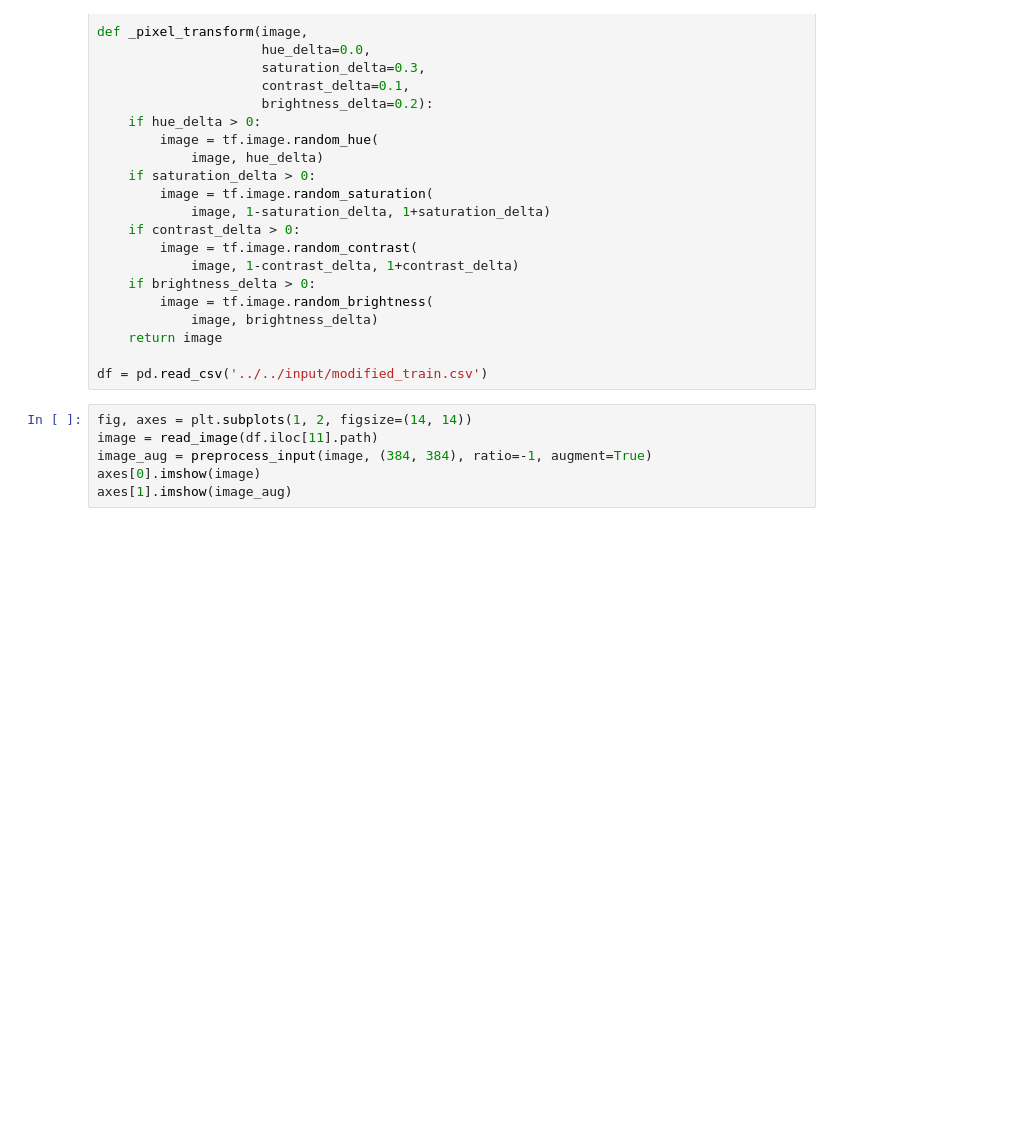
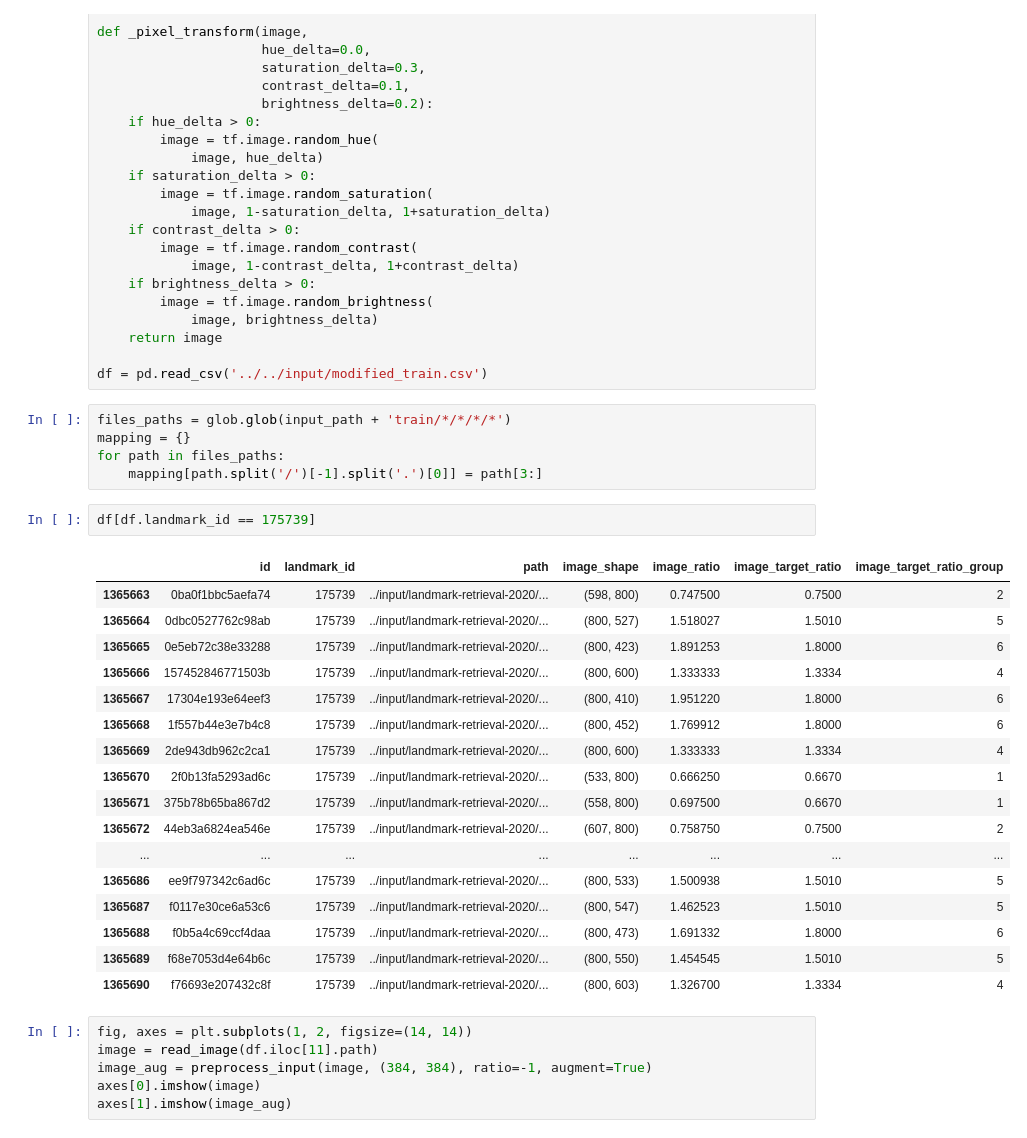
Before and after one commit to akensert/kaggle-landmark-retrieval-and-recognition-2020, a Jupyter notebook: src/notebooks/test_loading.ipynb, the cells around one changed output. Drawn from its saved outputs; the diff is of its cells as text; blank space fills up the shorter version.

```diff
--- a/src/notebooks/test_loading.ipynb
+++ b/src/notebooks/test_loading.ipynb
@@ -47,6 +47,31 @@ def _pixel_transform(image,
     return image
 
 df = pd.read_csv('../../input/modified_train.csv')
+# %%
+files_paths = glob.glob(input_path + 'train/*/*/*/*')
+mapping = {}
+for path in files_paths:
+    mapping[path.split('/')[-1].split('.')[0]] = path[3:]
+# %%
+df[df.landmark_id == 175739]
+# %% [output]
+|  | id | landmark_id | path | image_shape | image_ratio | image_target_ratio | image_target_ratio_group |
+| 1365663 | 0ba0f1bbc5aefa74 | 175739 | ../input/landmark-retrieval-2020/... | (598, 800) | 0.747500 | 0.7500 | 2 |
+| 1365664 | 0dbc0527762c98ab | 175739 | ../input/landmark-retrieval-2020/... | (800, 527) | 1.518027 | 1.5010 | 5 |
+| 1365665 | 0e5eb72c38e33288 | 175739 | ../input/landmark-retrieval-2020/... | (800, 423) | 1.891253 | 1.8000 | 6 |
+| 1365666 | 157452846771503b | 175739 | ../input/landmark-retrieval-2020/... | (800, 600) | 1.333333 | 1.3334 | 4 |
+| 1365667 | 17304e193e64eef3 | 175739 | ../input/landmark-retrieval-2020/... | (800, 410) | 1.951220 | 1.8000 | 6 |
+| 1365668 | 1f557b44e3e7b4c8 | 175739 | ../input/landmark-retrieval-2020/... | (800, 452) | 1.769912 | 1.8000 | 6 |
+| 1365669 | 2de943db962c2ca1 | 175739 | ../input/landmark-retrieval-2020/... | (800, 600) | 1.333333 | 1.3334 | 4 |
+| 1365670 | 2f0b13fa5293ad6c | 175739 | ../input/landmark-retrieval-2020/... | (533, 800) | 0.666250 | 0.6670 | 1 |
+| 1365671 | 375b78b65ba867d2 | 175739 | ../input/landmark-retrieval-2020/... | (558, 800) | 0.697500 | 0.6670 | 1 |
+| 1365672 | 44eb3a6824ea546e | 175739 | ../input/landmark-retrieval-2020/... | (607, 800) | 0.758750 | 0.7500 | 2 |
+| ... | ... | ... | ... | ... | ... | ... | ... |
+| 1365686 | ee9f797342c6ad6c | 175739 | ../input/landmark-retrieval-2020/... | (800, 533) | 1.500938 | 1.5010 | 5 |
+| 1365687 | f0117e30ce6a53c6 | 175739 | ../input/landmark-retrieval-2020/... | (800, 547) | 1.462523 | 1.5010 | 5 |
+| 1365688 | f0b5a4c69ccf4daa | 175739 | ../input/landmark-retrieval-2020/... | (800, 473) | 1.691332 | 1.8000 | 6 |
+| 1365689 | f68e7053d4e64b6c | 175739 | ../input/landmark-retrieval-2020/... | (800, 550) | 1.454545 | 1.5010 | 5 |
+| 1365690 | f76693e207432c8f | 175739 | ../input/landmark-retrieval-2020/... | (800, 603) | 1.326700 | 1.3334 | 4 |
 # %%
 fig, axes = plt.subplots(1, 2, figsize=(14, 14))
 image = read_image(df.iloc[11].path)
```
Also changed, not shown: 6 other files.
